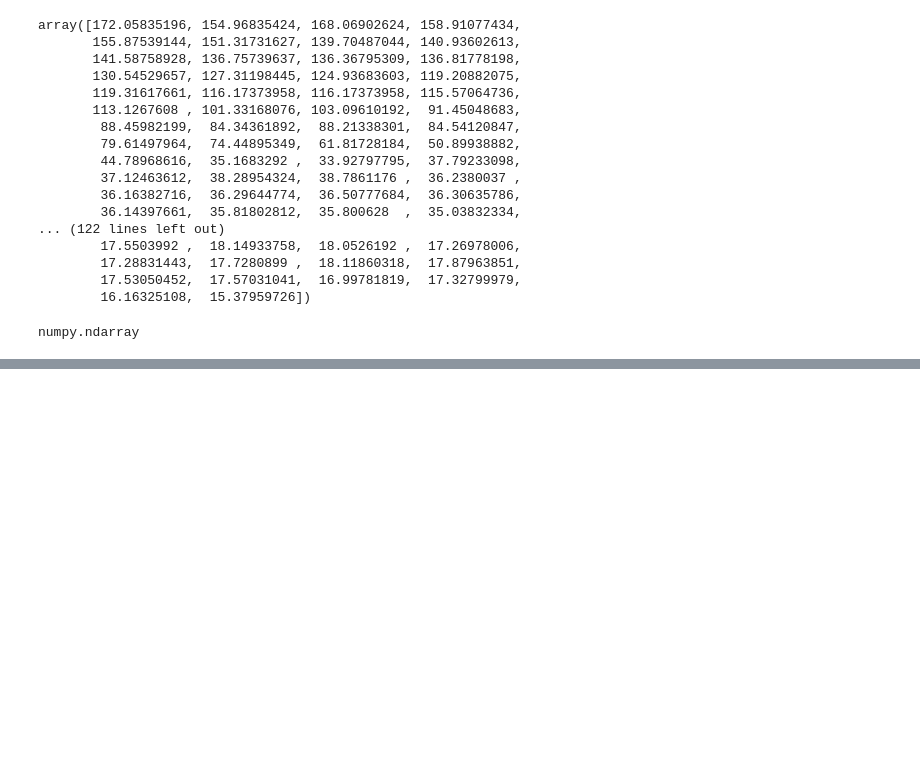
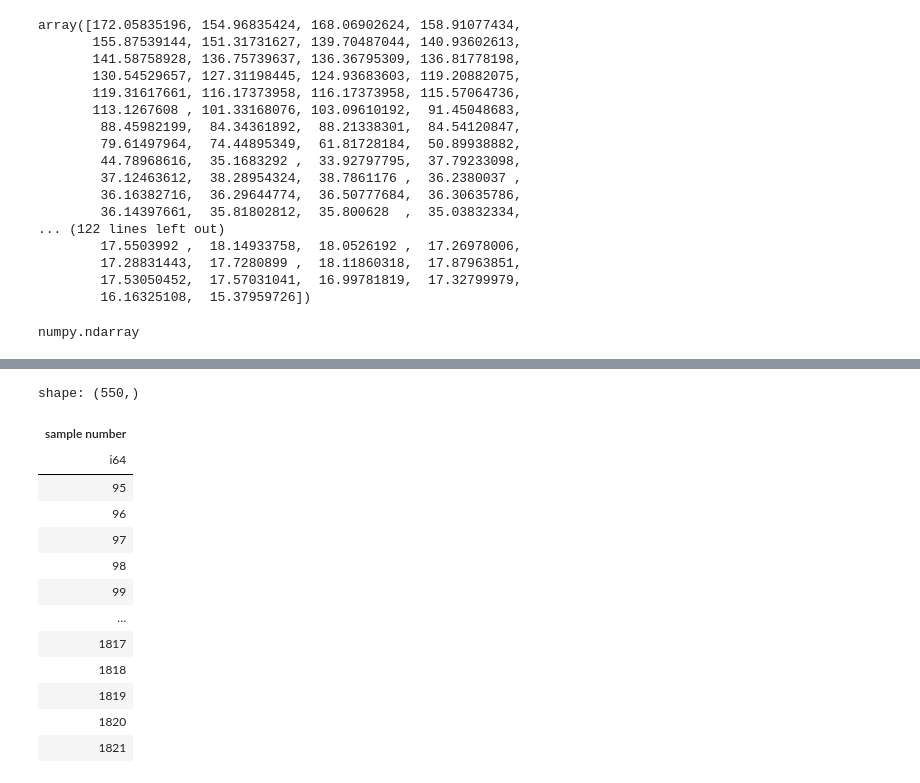
Before and after one commit to natsukacha/timber, a Jupyter notebook: work/mlflow-gingo-3.ipynb, the cells around one changed output, grey strips where cells are left out. Saved outputs shown, nothing was run; the diff lists cells and outputs as text; code cells hidden in the pictures; blank space fills up the shorter version.

```diff
--- a/work/mlflow-gingo-3.ipynb
+++ b/work/mlflow-gingo-3.ipynb
@@ -116,0 +181,17 @@ submission.to_csv(r"../data/submission.csv",index=False,header = False)
+# %%
+test_data_pl["sample number"]
+# %% [output]
+shape: (550,)
+| sample number |
+| i64 |
+| 95 |
+| 96 |
+| 97 |
+| 98 |
+| 99 |
+| … |
+| 1817 |
+| 1818 |
+| 1819 |
+| 1820 |
+| 1821 |
```
Also changed, not shown: parts of 13 cells of this notebook, 1 other file.
